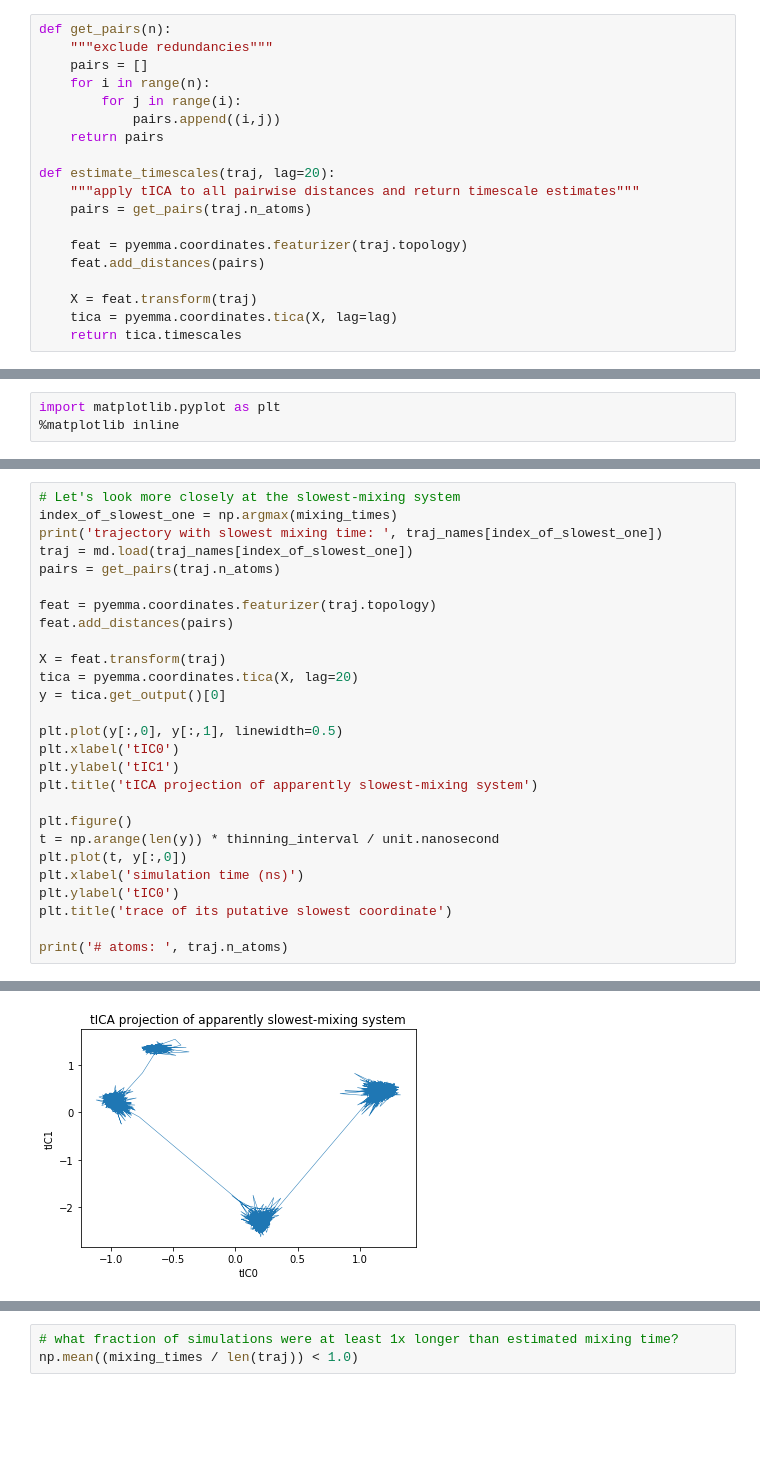
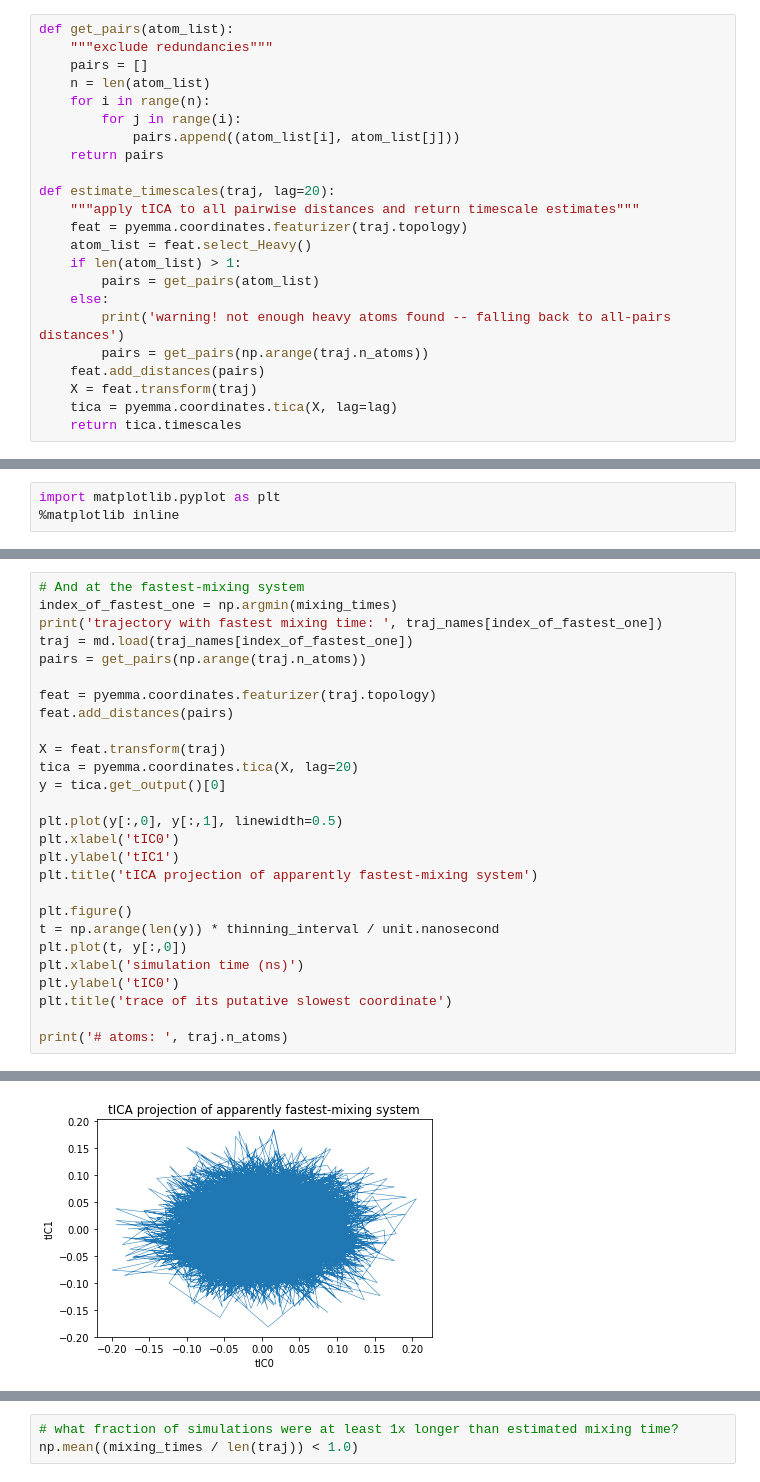
Before and after one commit to openforcefield/bayes-implicit-solvent, a Jupyter notebook: notebooks/assessing whether 10ns gas-phase configuration sampling was sufficient.ipynb, the cells around one changed output, grey strips where cells are left out. Saved outputs shown, nothing was run; the diff lists cells and outputs as text; blank space fills up the shorter version.

````diff
--- a/notebooks/assessing whether 10ns gas-phase configuration sampling was sufficient.ipynb
+++ b/notebooks/assessing whether 10ns gas-phase configuration sampling was sufficient.ipynb
@@ -44,21 +44,25 @@ def estimate_timescales(traj, lag=20, max_features=1500):
     tica = pyemma.coordinates.tica(X, lag=lag)
     return tica.timescales```
 # %%
-def get_pairs(n):
+def get_pairs(atom_list):
     """exclude redundancies"""
     pairs = []
+    n = len(atom_list)
     for i in range(n):
         for j in range(i):
-            pairs.append((i,j))
+            pairs.append((atom_list[i], atom_list[j]))
     return pairs
 
 def estimate_timescales(traj, lag=20):
     """apply tICA to all pairwise distances and return timescale estimates"""
-    pairs = get_pairs(traj.n_atoms)
-
     feat = pyemma.coordinates.featurizer(traj.topology)
+    atom_list = feat.select_Heavy()
+    if len(atom_list) > 1:
+        pairs = get_pairs(atom_list)
+    else:
+        print('warning! not enough heavy atoms found -- falling back to all-pairs distances')
+        pairs = get_pairs(np.arange(traj.n_atoms))
     feat.add_distances(pairs)
-
     X = feat.transform(traj)
     tica = pyemma.coordinates.tica(X, lag=lag)
     return tica.timescales
@@ -87,9 +256,9 @@ Text(0.5,1,'estimated mixing times as a fraction of simulation length')
 # %%
-# Let's look more closely at the slowest-mixing system
-index_of_slowest_one = np.argmax(mixing_times)
-print('trajectory with slowest mixing time: ', traj_names[index_of_slowest_one])
-traj = md.load(traj_names[index_of_slowest_one])
-pairs = get_pairs(traj.n_atoms)
+# And at the fastest-mixing system
+index_of_fastest_one = np.argmin(mixing_times)
+print('trajectory with fastest mixing time: ', traj_names[index_of_fastest_one])
+traj = md.load(traj_names[index_of_fastest_one])
+pairs = get_pairs(np.arange(traj.n_atoms))
 
 feat = pyemma.coordinates.featurizer(traj.topology)
 feat.add_distances(pairs)
@@ -101,7 +270,7 @@ y = tica.get_output()[0]
 plt.plot(y[:,0], y[:,1], linewidth=0.5)
 plt.xlabel('tIC0')
 plt.ylabel('tIC1')
-plt.title('tICA projection of apparently slowest-mixing system')
+plt.title('tICA projection of apparently fastest-mixing system')
 
 plt.figure()
 t = np.arange(len(y)) * thinning_interval / unit.nanosecond
@@ -117 +286 @@ trajectory with slowest mixing time:  ../bayes_implicit_solvent/vacuum_samples/v
-[figure, old version]
+[figure, new version]
````
Also changed, not shown: parts of 35 cells of this notebook, 35 other files.
